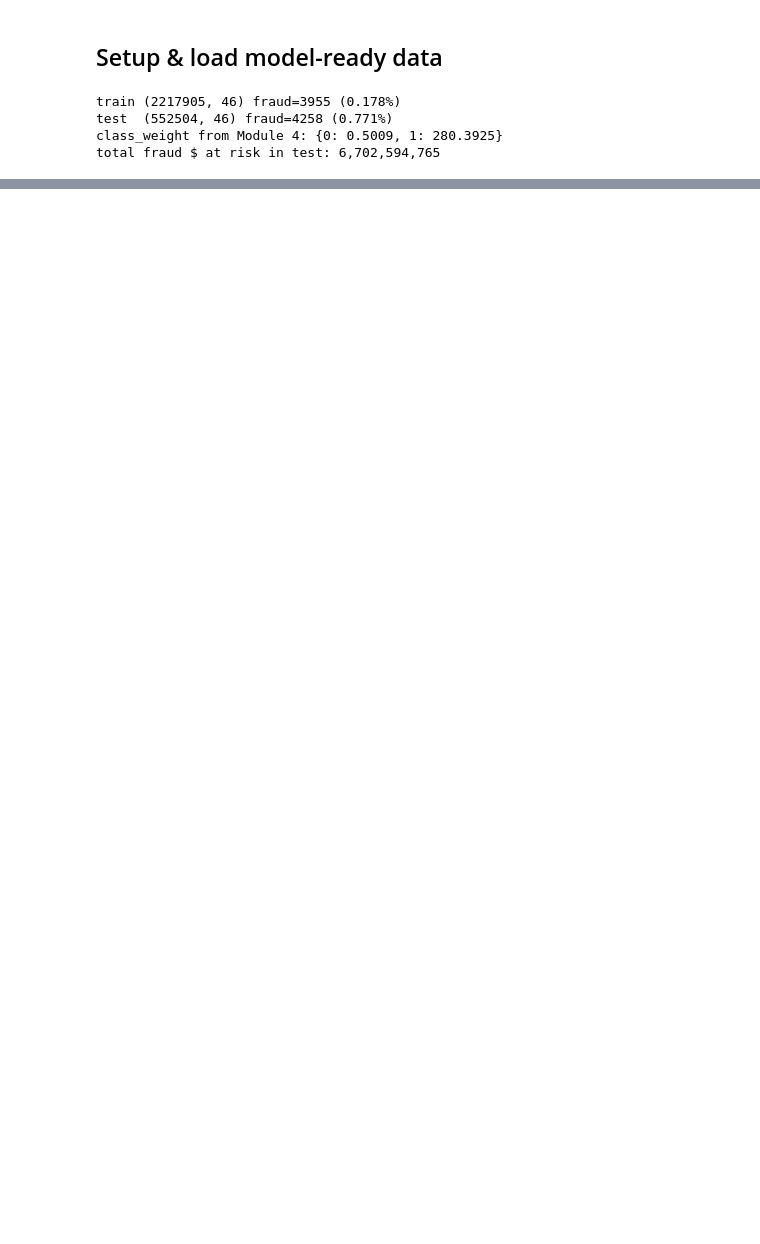
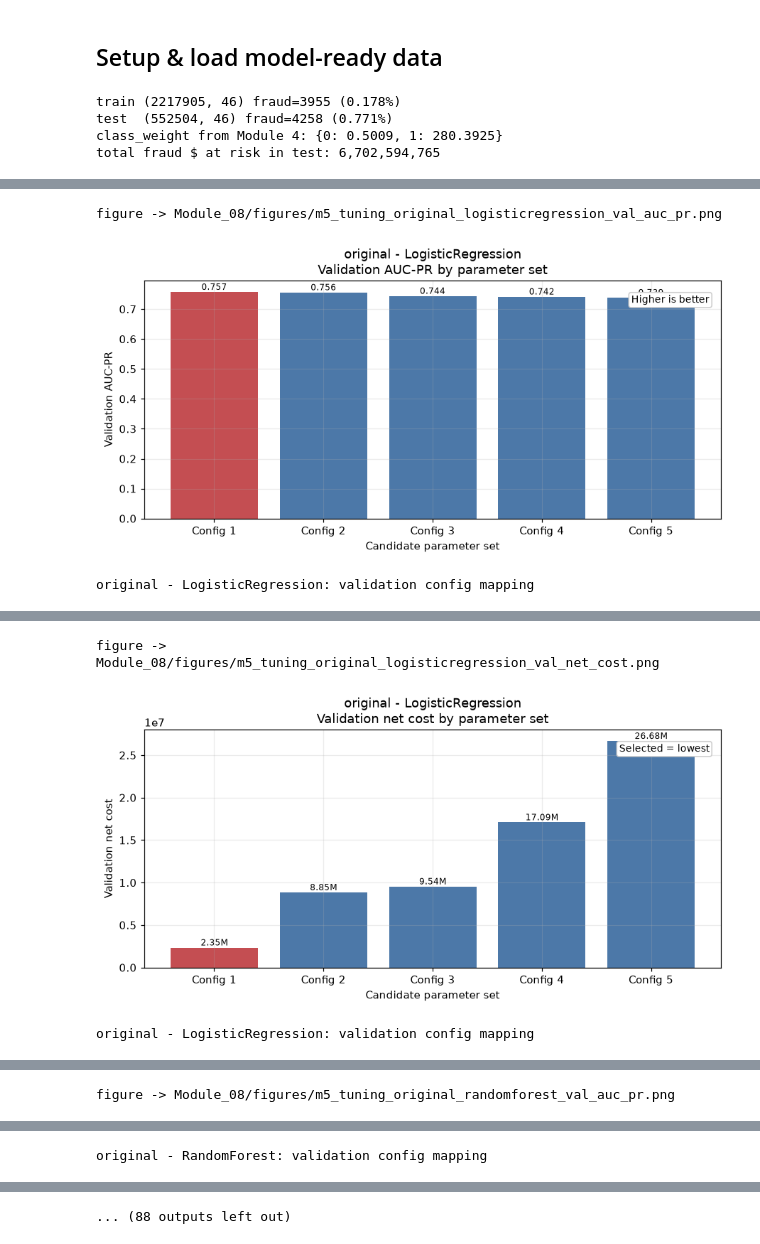
Before and after one commit to anhhq01/business-analysis-hust, a Jupyter notebook: Module_05/model_development.ipynb, the cells around one changed output, grey strips where cells are left out. Saved outputs shown, nothing was run; the diff lists cells and outputs as text; code cells hidden in the pictures; blank space fills up the shorter version.

Commit message:
update module 5

```diff
--- a/Module_05/model_development.ipynb
+++ b/Module_05/model_development.ipynb
@@ -189,0 +464,48 @@ trained 6 model variants
+# %%
+def plot_tuning_metric(data_balancing, model_name, metric, ylabel, filename_suffix, lower_is_better):
+    sub = tuning_results[(tuning_results['data_balancing'] == data_balancing) & (tuning_results['model'] == model_name)].copy()
+    if sub.empty:
+        return
+    sub = sub.sort_values(metric, ascending=lower_is_better).reset_index(drop=True)
+    labels = [f'Config {i+1}' for i in range(len(sub))]
+    colors = ['#C44E52'] + ['#4C78A8'] * (len(sub) - 1)
+    fig, ax = plt.subplots(figsize=(8.2, 4.2))
+    ax.bar(labels, sub[metric], color=colors)
+    title_metric = 'Validation net cost' if metric == 'val_net_cost' else 'Validation AUC-PR'
+    ax.set_title(f'{data_balancing} - {model_name}\n{title_metric} by parameter set')
+    ax.set_xlabel('Candidate parameter set')
+    ax.set_ylabel(ylabel)
+    for i, value in enumerate(sub[metric]):
+        label = f'{value/1_000_000:.2f}M' if 'cost' in metric else f'{value:.3f}'
+        ax.text(i, value, label, ha='center', va='bottom', fontsize=8)
+    note = 'Selected = lowest' if lower_is_better else 'Higher is better'
+    ax.text(0.98, 0.94, note, transform=ax.transAxes, ha='right', va='top', fontsize=9,
+            bbox={'boxstyle': 'round,pad=0.25', 'facecolor': 'white', 'edgecolor': '#CCCCCC'})
+    fig.tight_layout()
+    save_fig(fig, f'm5_tuning_{data_balancing}_{model_name.lower()}_{filename_suffix}')
+    plt.show()
+
+    print(f'{data_balancing} - {model_name}: validation config mapping')
+    display(sub[['config_label', 'val_auc_pr', 'val_net_cost', 'val_threshold', 'val_precision', 'val_recall', 'val_n_fp', 'val_n_tp', 'val_n_fn']].style.format({
+        'val_auc_pr': '{:.4f}',
+        'val_net_cost': '{:,.0f}',
+        'val_threshold': '{:.4f}',
+        'val_precision': '{:.4f}',
+        'val_recall': '{:.4f}',
+    }))
+
+
+for _method in BALANCING_METHODS:
+    for _model in MODEL_NAMES:
+        plot_tuning_metric(_method, _model, 'val_auc_pr', 'Validation AUC-PR', 'val_auc_pr', lower_is_better=False)
+        plot_tuning_metric(_method, _model, 'val_net_cost', 'Validation net cost', 'val_net_cost', lower_is_better=True)
+
+print('Validation AUC-PR table only:')
+display(val_aucpr_table.sort_values(['data_balancing', 'model', 'val_auc_pr'], ascending=[True, True, False]).style.format({'val_auc_pr': '{:.4f}'}))
+
+print('Validation net-cost table only:')
+display(val_netcost_table.sort_values(['data_balancing', 'model', 'val_net_cost'], ascending=[True, True, True]).style.format({'val_net_cost': '{:,.0f}'}))
+# %% [output]
+figure -> Module_08/figures/m5_tuning_original_logisticregression_val_auc_pr.png
+[figure, added]
+original - LogisticRegression: validation config mapping
@@ -189,0 +518,3 @@ trained 6 model variants
+figure -> Module_08/figures/m5_tuning_original_logisticregression_val_net_cost.png
+[figure, added]
+original - LogisticRegression: validation config mapping
@@ -189,0 +527 @@ trained 6 model variants
+figure -> Module_08/figures/m5_tuning_original_randomforest_val_auc_pr.png
@@ -189,0 +529 @@ trained 6 model variants
+original - RandomForest: validation config mapping
@@ -190 +539,2 @@ trained 6 model variants
+... (88 outputs left out)
 # %% [markdown]
```
Also changed, not shown: parts of 31 cells of this notebook, 39 other files.
